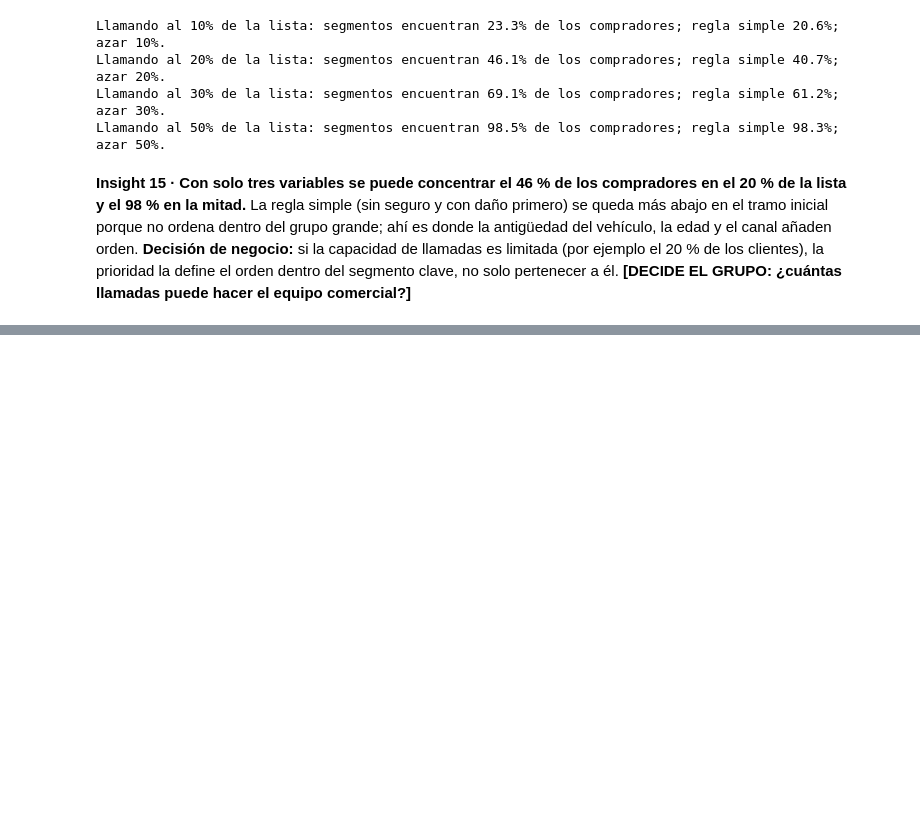
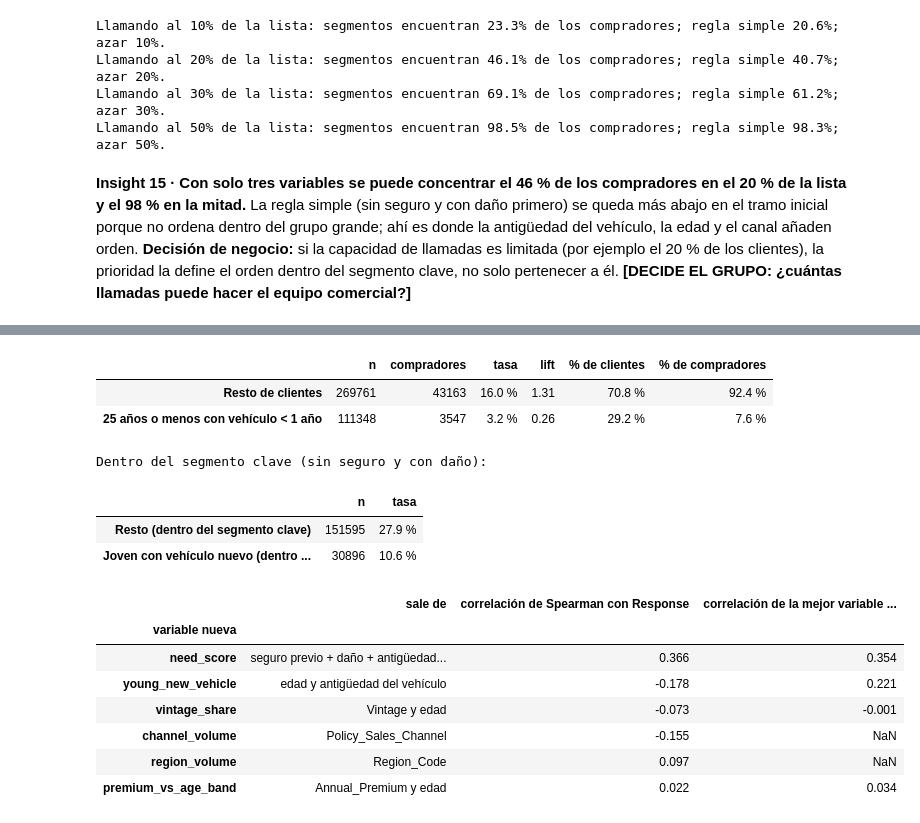
Before and after one commit to andiryospina/proyecto_venta_cruzada_seguro, a Jupyter notebook: notebooks/02_eda.ipynb, the cells around one changed output, grey strips where cells are left out. Cells and saved outputs as stored; diff of their text form; code cells hidden in the pictures; blank space fills up the shorter version.

```diff
--- a/notebooks/02_eda.ipynb
+++ b/notebooks/02_eda.ipynb
@@ -557,0 +588,38 @@ no solo pertenecer a él. **[DECIDE EL GRUPO: ¿cuántas llamadas puede hacer el
+# %%
+g = rate_table("young_new_vehicle")
+g.index = ["Resto de clientes", "25 años o menos con vehículo < 1 año"]
+show(g)
+key = df[(clean_train["Previously_Insured"] == 0) & (clean_train["Vehicle_Damage"] == 1)]
+inside = key.groupby("young_new_vehicle")[TARGET].agg(n="size", tasa="mean")
+inside.index = ["Resto (dentro del segmento clave)", "Joven con vehículo nuevo (dentro del segmento clave)"]
+print("Dentro del segmento clave (sin seguro y con daño):")
+display(inside.assign(tasa=lambda t: (t["tasa"] * 100).round(1).astype(str) + " %"))
+
+# Señal de cada variable nueva frente a la de la variable de la que sale
+spear = lambda s: s.corr(df[TARGET], method="spearman")
+signal = pd.DataFrame({
+    "variable nueva": ["need_score", "young_new_vehicle", "vintage_share", "channel_volume", "region_volume", "premium_vs_age_band"],
+    "sale de": ["seguro previo + daño + antigüedad del vehículo", "edad y antigüedad del vehículo", "Vintage y edad",
+                "Policy_Sales_Channel", "Region_Code", "Annual_Premium y edad"],
+    "correlación de Spearman con Response": [spear(df["need_score"]), spear(df["young_new_vehicle"]), spear(df["vintage_share"]),
+                                            spear(df["channel_volume"]), spear(df["region_volume"]), spear(df["premium_vs_age_band"])],
+    "correlación de la mejor variable de origen": [spear(clean_train["Vehicle_Damage"]), spear(clean_train["Vehicle_Age"]), spear(clean_train["Vintage"]),
+                                                  np.nan, np.nan, spear(clean_train["Annual_Premium"])],
+}).set_index("variable nueva")
+display(signal.round(3))
+# %% [output]
+|  | n | compradores | tasa | lift | % de clientes | % de compradores |
+| Resto de clientes | 269761 | 43163 | 16.0 % | 1.31 | 70.8 % | 92.4 % |
+| 25 años o menos con vehículo < 1 año | 111348 | 3547 | 3.2 % | 0.26 | 29.2 % | 7.6 % |
+Dentro del segmento clave (sin seguro y con daño):
+|  | n | tasa |
+| Resto (dentro del segmento clave) | 151595 | 27.9 % |
+| Joven con vehículo nuevo (dentro ... | 30896 | 10.6 % |
+|  | sale de | correlación de Spearman con Response | correlación de la mejor variable ... |
+| variable nueva |  |  |  |
+| need_score | seguro previo + daño + antigüedad... | 0.366 | 0.354 |
+| young_new_vehicle | edad y antigüedad del vehículo | -0.178 | 0.221 |
+| vintage_share | Vintage y edad | -0.073 | -0.001 |
+| channel_volume | Policy_Sales_Channel | -0.155 | NaN |
+| region_volume | Region_Code | 0.097 | NaN |
+| premium_vs_age_band | Annual_Premium y edad | 0.022 | 0.034 |
```
Also changed, not shown: parts of 7 cells of this notebook, 1 other file.
